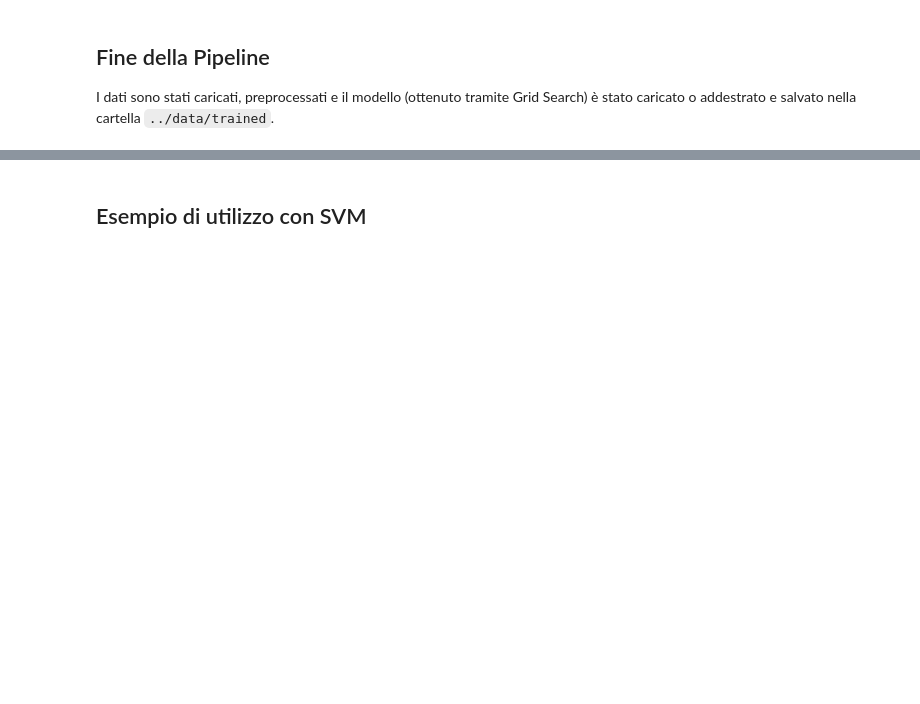
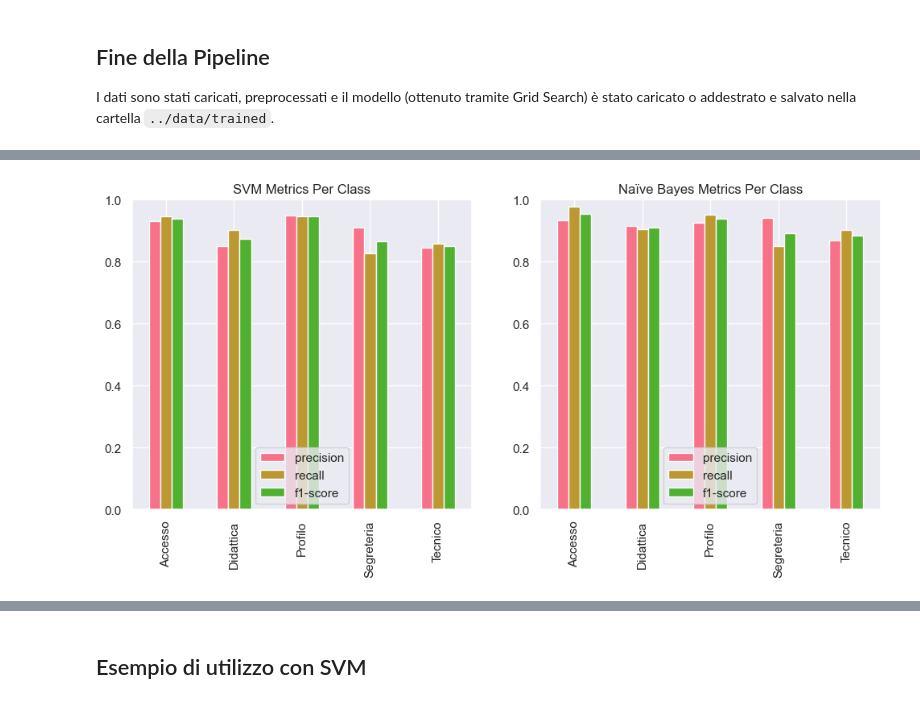
Before and after one commit to mariocosenza/astromark-ai, a Jupyter notebook: notebook/ticket_notebook.ipynb, the cells around one changed output, grey strips where cells are left out. Saved outputs shown, nothing was run; the diff lists cells and outputs as text; code cells hidden in the pictures; blank space fills up the shorter version.

```diff
--- a/notebook/ticket_notebook.ipynb
+++ b/notebook/ticket_notebook.ipynb
@@ -125,0 +240,21 @@ I dati sono stati caricati, preprocessati e il modello (ottenuto tramite Grid Se
+# %%
+# Filtriamo solo le metriche principali (precision, recall, f1-score)
+svm_metrics = svm_report["test"]["avg_classification_report"].drop(["accuracy", "macro avg", "weighted avg"]).drop(
+    columns=["support"], errors="ignore")
+nb_metrics = nb_report["test"]["avg_classification_report"].drop(["accuracy", "macro avg", "weighted avg"]).drop(
+    columns=["support"], errors="ignore")
+
+# Creiamo i plot per le metriche di SVM e Naïve Bayes
+fig, axes = plt.subplots(1, 2, figsize=(12, 5))
+
+svm_metrics.plot(kind="bar", ax=axes[0])
+axes[0].set_title("SVM Metrics Per Class")
+axes[0].set_ylim(0, 1)
+
+nb_metrics.plot(kind="bar", ax=axes[1])
+axes[1].set_title("Naïve Bayes Metrics Per Class")
+axes[1].set_ylim(0, 1)
+
+plt.show()
+# %% [output]
+[figure, added]
```
Also changed, not shown: parts of 9 cells of this notebook, 2 other files.
